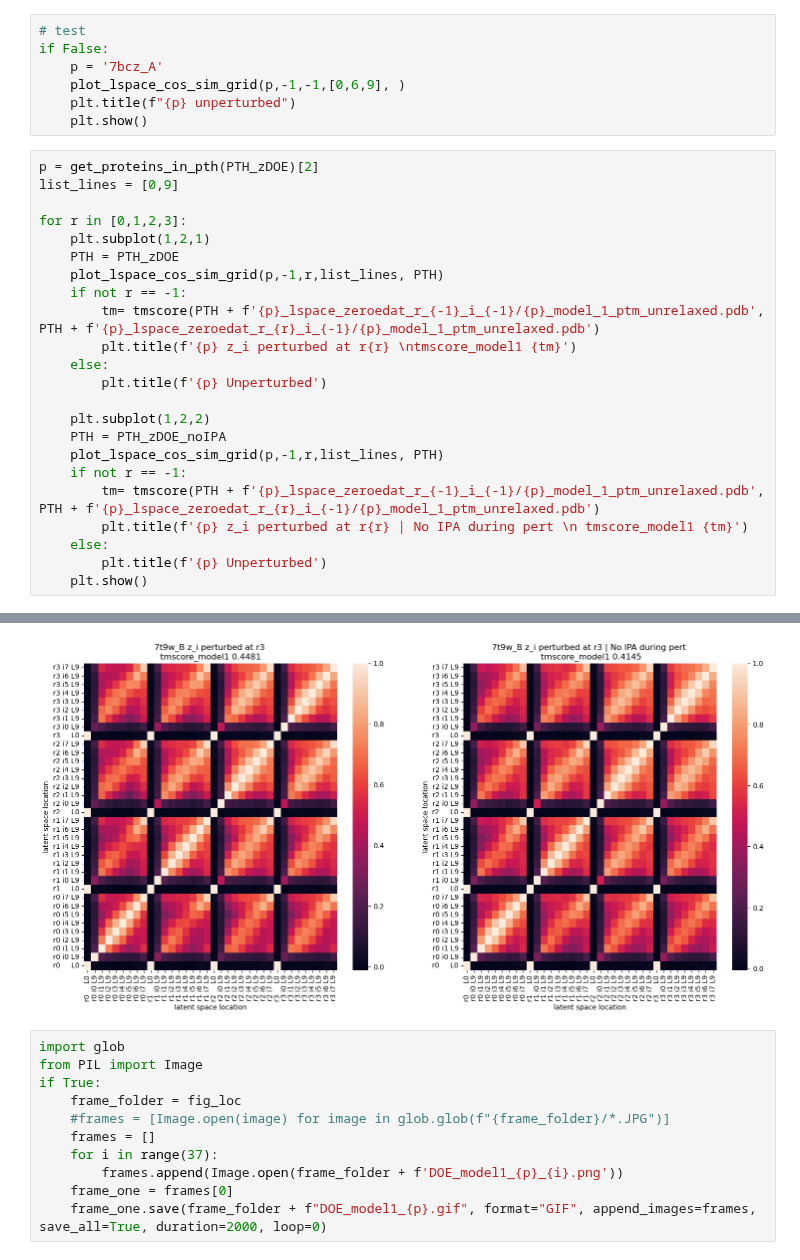
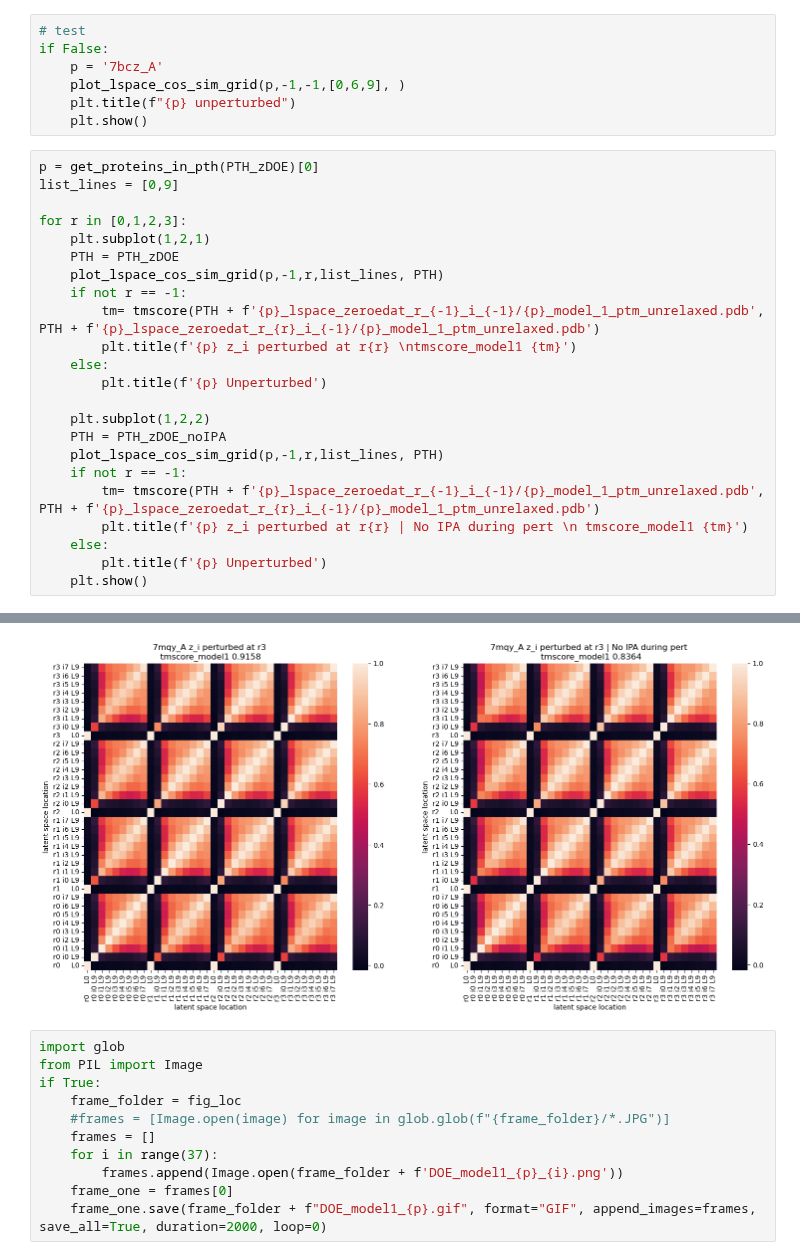
Before and after one commit to MichaelTrumbull/openfold-mt, a Jupyter notebook: personal-nbs/7DOE_LSpace_Z_pert.ipynb, the cells around one changed output, grey strips where cells are left out. Drawn from its saved outputs; the diff is of its cells as text.

Commit message:
plots

```diff
--- a/personal-nbs/7DOE_LSpace_Z_pert.ipynb
+++ b/personal-nbs/7DOE_LSpace_Z_pert.ipynb
@@ -102,7 +102,7 @@ if False:
     plt.title(f"{p} unperturbed")
     plt.show()
 # %%
-p = get_proteins_in_pth(PTH_zDOE)[2]
+p = get_proteins_in_pth(PTH_zDOE)[0]
 list_lines = [0,9]
 
 for r in [0,1,2,3]:
@@ -131,4 +131,4 @@ for r in [0,1,2,3]:
-[figure, old version]
+[figure, new version]
 # %%
 import glob
 from PIL import Image
```
Also changed, not shown: parts of 1 cell of this notebook, 1 other file.
